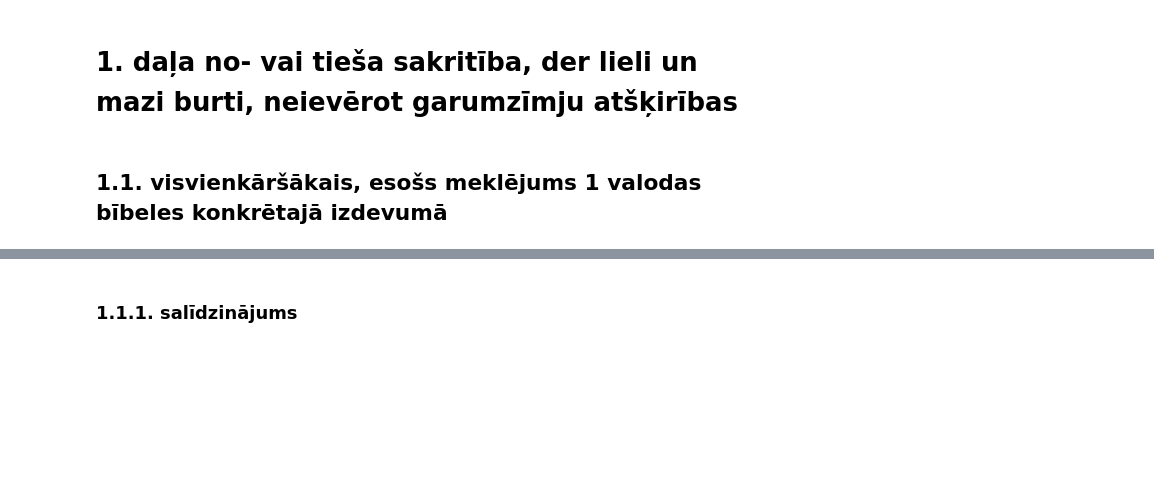
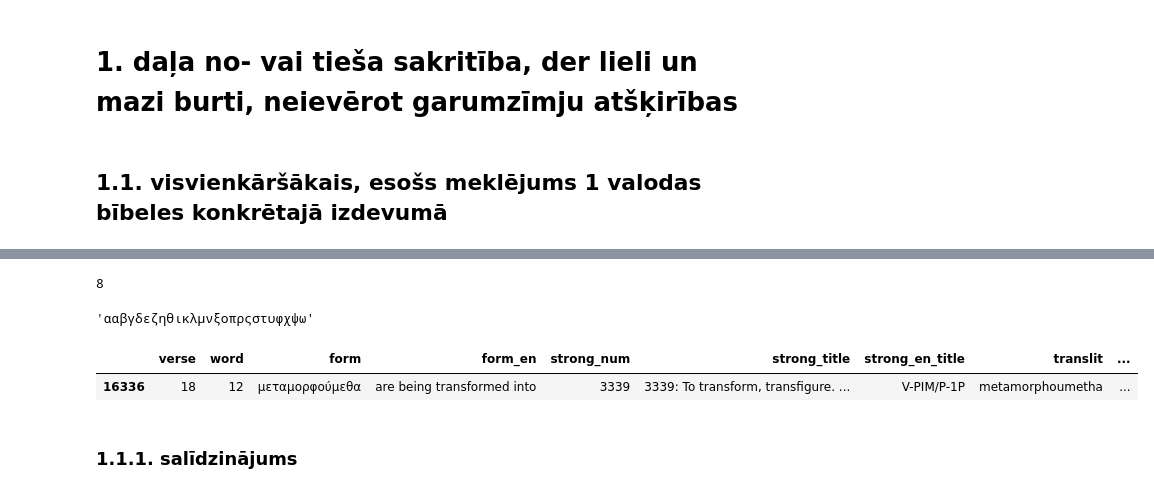
Before and after one commit to ewilpeers/bible, a Jupyter notebook: xG_Collab/01Search.ipynb, the cells around one changed output, grey strips where cells are left out. Cells and saved outputs as stored; diff of their text form; code cells hidden in the pictures; blank space fills up the shorter version.

```diff
--- a/xG_Collab/01Search.ipynb
+++ b/xG_Collab/01Search.ipynb
@@ -304,11 +384,22 @@ print(resultats_morf_un_nt_1.head())
+# %%
+len(resultats_morf_abp_1)
+# %% [output]
+8
+# %%
+strip_greek_diacritics("ά'αβγδεζηθικλμνξοπρςστυφχψω")
+# %% [output]
+'ααβγδεζηθικλμνξοπρςστυφχψω'
 # %%
 l1694_df.query(
     "book=='genesis' & chapter==15 & verse==6"
 )
 # %%
-resultats_tic_1694_1.query(
-    "book=='genesis' & chapter==15 & verse==6"
+resultats_morf_un_nt_1.query(
+    "book=='2_corinthians' & chapter==3 & verse==18"
 )
+# %% [output]
+|  | verse | word | form | form_en | strong_num | strong_title | strong_en_title | translit | ... |
+| 16336 | 18 | 12 | μεταμορφούμεθα | are being transformed into | 3339 | 3339: To transform, transfigure. ... | V-PIM/P-1P | metamorphoumetha | ... |
 # %% [markdown]
 ### 1.1.1. salīdzinājums
 # %%
```
Also changed, not shown: parts of 20 cells of this notebook.
